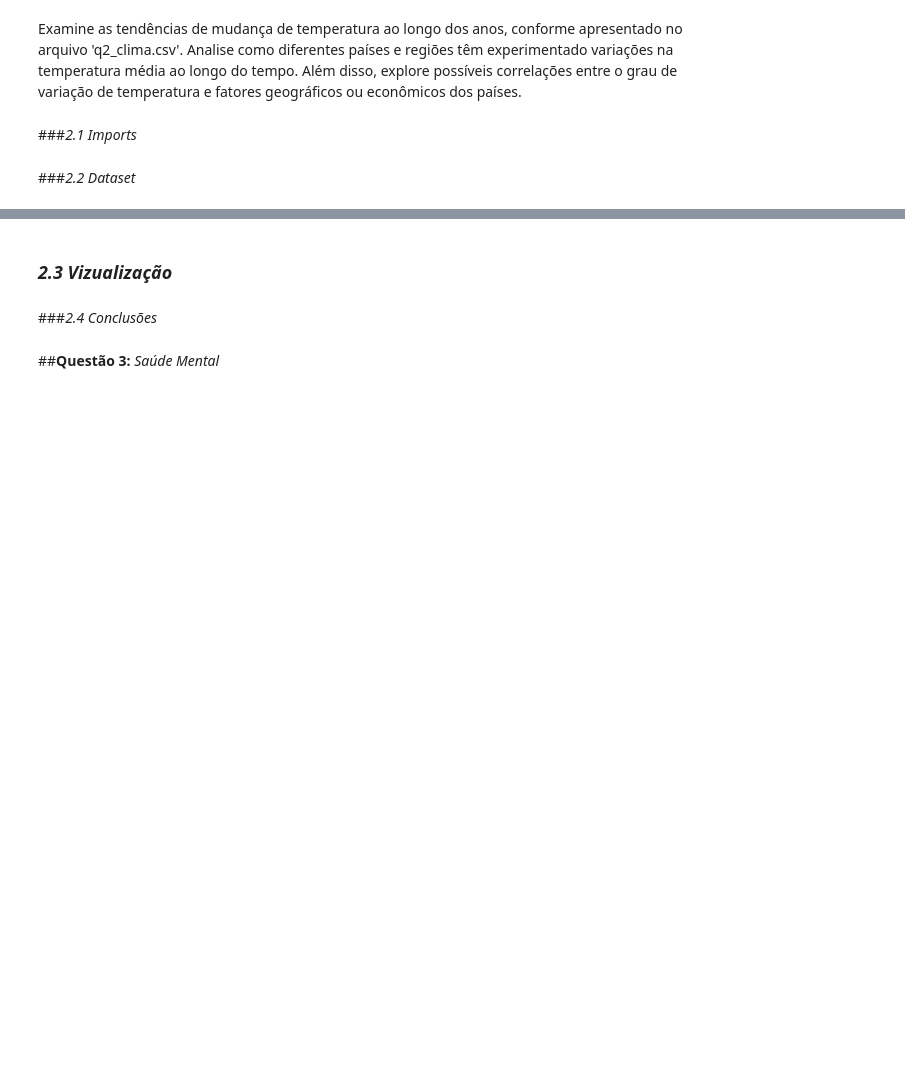
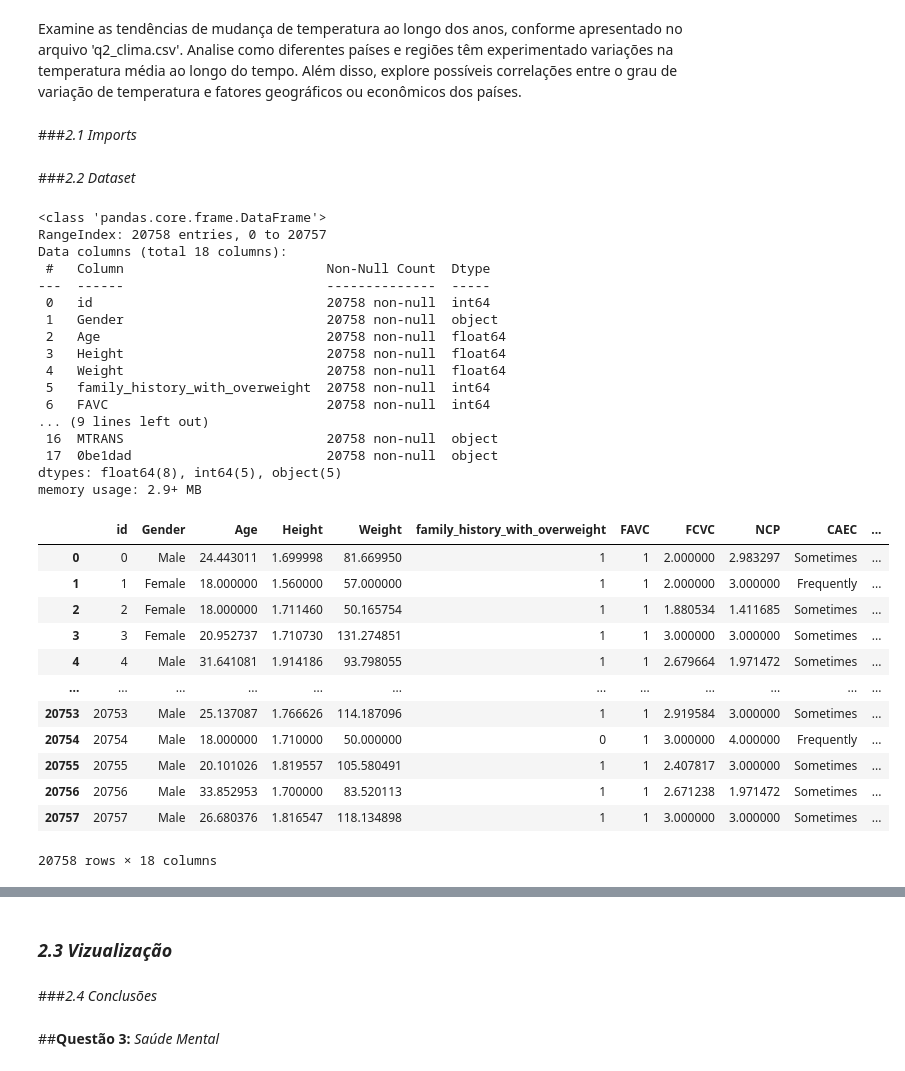
Before and after one commit to talesnobre/Trainees2, a Jupyter notebook: Notebook 2/Aula_EDA - Ian.ipynb, the cells around one changed output, grey strips where cells are left out. Cells and saved outputs as stored; diff of their text form; code cells hidden in the pictures; blank space fills up the shorter version.

```diff
--- a/Notebook 2/Aula_EDA - Ian.ipynb
+++ b/Notebook 2/Aula_EDA - Ian.ipynb
@@ -162,0 +166,35 @@ Examine as tendências de mudança de temperatura ao longo dos anos, conforme ap
+# %%
+df = pd.read_csv("Data/obesity_level.csv")
+df.info()
+df
+# %% [output]
+<class 'pandas.core.frame.DataFrame'>
+RangeIndex: 20758 entries, 0 to 20757
+Data columns (total 18 columns):
+ #   Column                          Non-Null Count  Dtype
+---  ------                          --------------  -----
+ 0   id                              20758 non-null  int64
+ 1   Gender                          20758 non-null  object
+ 2   Age                             20758 non-null  float64
+ 3   Height                          20758 non-null  float64
+ 4   Weight                          20758 non-null  float64
+ 5   family_history_with_overweight  20758 non-null  int64
+ 6   FAVC                            20758 non-null  int64
+... (9 lines left out)
+ 16  MTRANS                          20758 non-null  object
+ 17  0be1dad                         20758 non-null  object
+dtypes: float64(8), int64(5), object(5)
+memory usage: 2.9+ MB
+|  | id | Gender | Age | Height | Weight | family_history_with_overweight | FAVC | FCVC | NCP | CAEC | ... |
+| 0 | 0 | Male | 24.443011 | 1.699998 | 81.669950 | 1 | 1 | 2.000000 | 2.983297 | Sometimes | ... |
+| 1 | 1 | Female | 18.000000 | 1.560000 | 57.000000 | 1 | 1 | 2.000000 | 3.000000 | Frequently | ... |
+| 2 | 2 | Female | 18.000000 | 1.711460 | 50.165754 | 1 | 1 | 1.880534 | 1.411685 | Sometimes | ... |
+| 3 | 3 | Female | 20.952737 | 1.710730 | 131.274851 | 1 | 1 | 3.000000 | 3.000000 | Sometimes | ... |
+| 4 | 4 | Male | 31.641081 | 1.914186 | 93.798055 | 1 | 1 | 2.679664 | 1.971472 | Sometimes | ... |
+| ... | ... | ... | ... | ... | ... | ... | ... | ... | ... | ... | ... |
+| 20753 | 20753 | Male | 25.137087 | 1.766626 | 114.187096 | 1 | 1 | 2.919584 | 3.000000 | Sometimes | ... |
+| 20754 | 20754 | Male | 18.000000 | 1.710000 | 50.000000 | 0 | 1 | 3.000000 | 4.000000 | Frequently | ... |
+| 20755 | 20755 | Male | 20.101026 | 1.819557 | 105.580491 | 1 | 1 | 2.407817 | 3.000000 | Sometimes | ... |
+| 20756 | 20756 | Male | 33.852953 | 1.700000 | 83.520113 | 1 | 1 | 2.671238 | 1.971472 | Sometimes | ... |
+| 20757 | 20757 | Male | 26.680376 | 1.816547 | 118.134898 | 1 | 1 | 3.000000 | 3.000000 | Sometimes | ... |
+20758 rows × 18 columns
```
Also changed, not shown: parts of 8 cells of this notebook.
